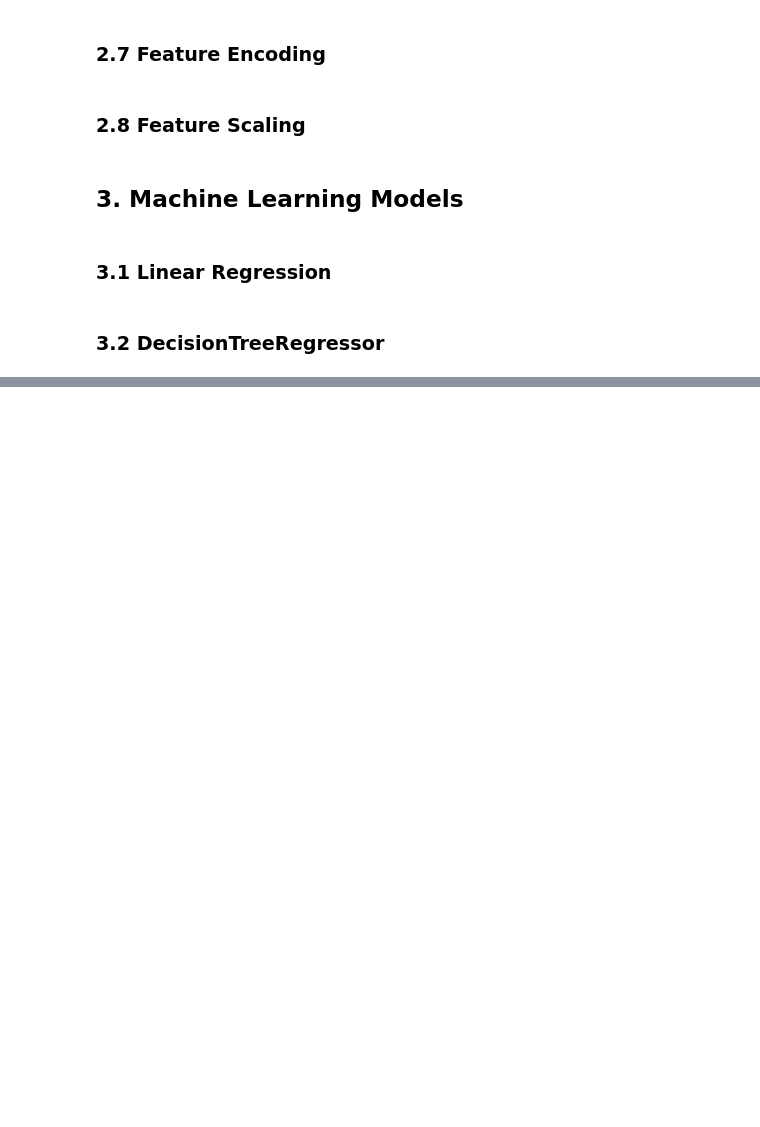
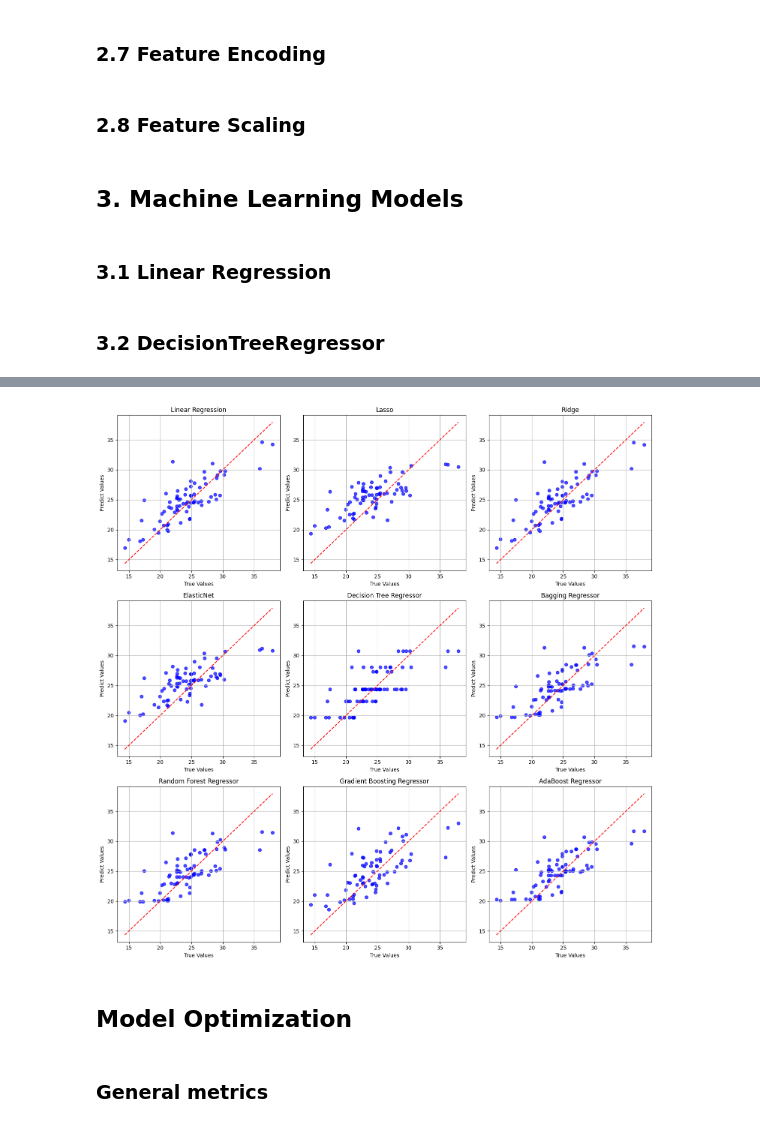
Before and after one commit to haroldeustaquio/Machine-Learning-Projects, a Jupyter notebook: Regression/Beer Consumption/testing.ipynb, the cells around one changed output, grey strips where cells are left out. Cells and saved outputs as stored; diff of their text form; code cells hidden in the pictures; blank space fills up the shorter version.

```diff
--- a/Regression/Beer Consumption/testing.ipynb
+++ b/Regression/Beer Consumption/testing.ipynb
@@ -454,3 +537,35 @@ save_metrics('Decision Tree Regressor', y_test, y_pred_5)
+# %%
+def scatter_plot(y_test, y_preds):
+    n_preds = len(y_preds)
+    n_cols = 3
+    n_rows = (n_preds + n_cols - 1) // n_cols  # Calculate the number of rows needed
+
+    fig, axes = plt.subplots(n_rows, n_cols, figsize=(15, 5 * n_rows))
+    axes = axes.flatten()
+
+    for i, y_pred in enumerate(y_preds):
+        plt.sca(axes[i])
+        plt.scatter(y_test, y_pred, color='blue', alpha=0.7)
+        plt.plot([min(y_test), max(y_test)], [min(y_test), max(y_test)], color='red', linestyle='--')  # diagonal
+        model_name = regression_metrics.iloc[i]['Model']
+        plt.title(f'{model_name}')
+        plt.xlabel('True Values')
+        plt.ylabel('Predict Values')
+        plt.grid(True)
+
+    for j in range(i + 1, len(axes)):
+        fig.delaxes(axes[j])
+
+    plt.tight_layout()
+    plt.show()
+# %%
+scatter_plot(y_test, y_preds)
+# %% [output]
+[figure, added]
+# %% [markdown]
+## Model Optimization
+# %% [markdown]
+### General metrics
 # %%
 regression_metrics
 # %% [output]
```
Also changed, not shown: parts of 45 cells of this notebook, 1 other file.
